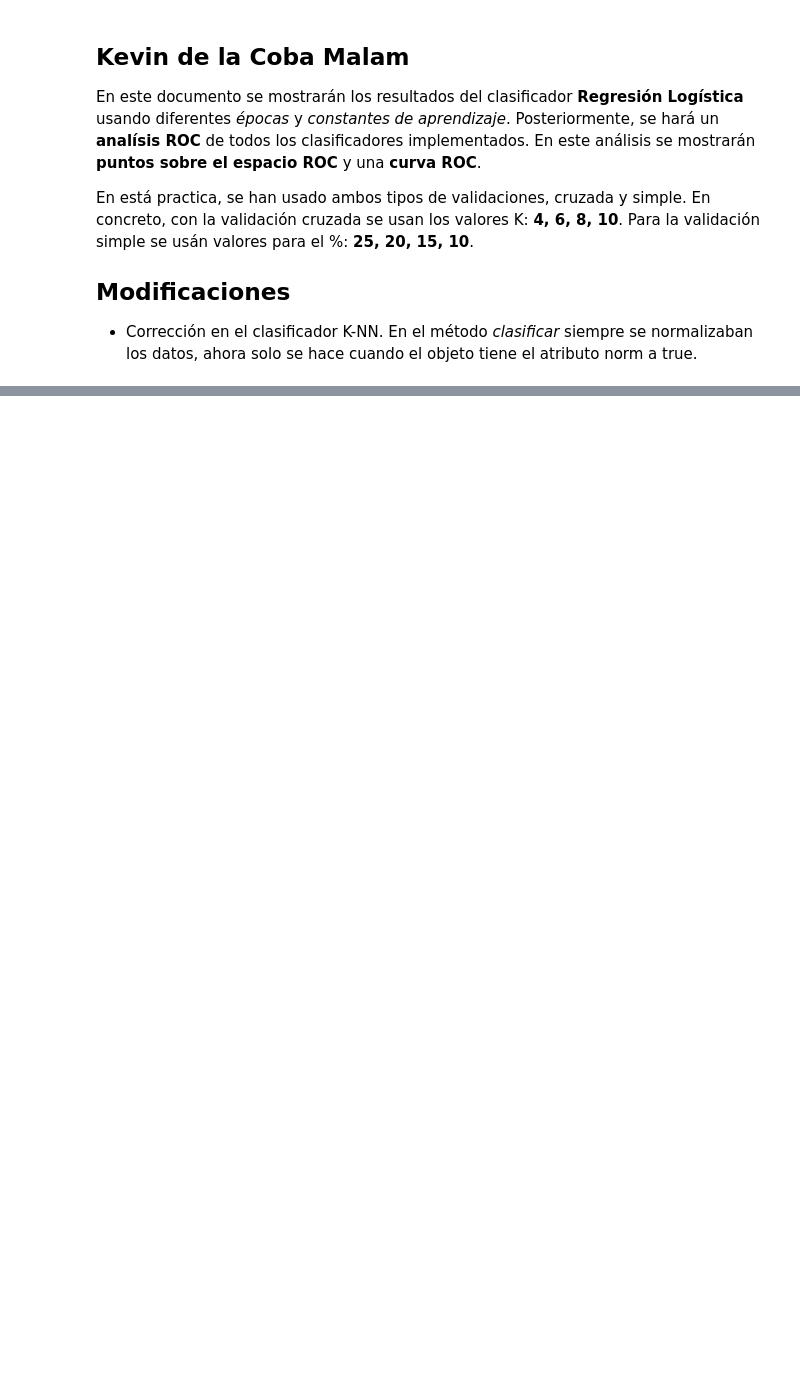
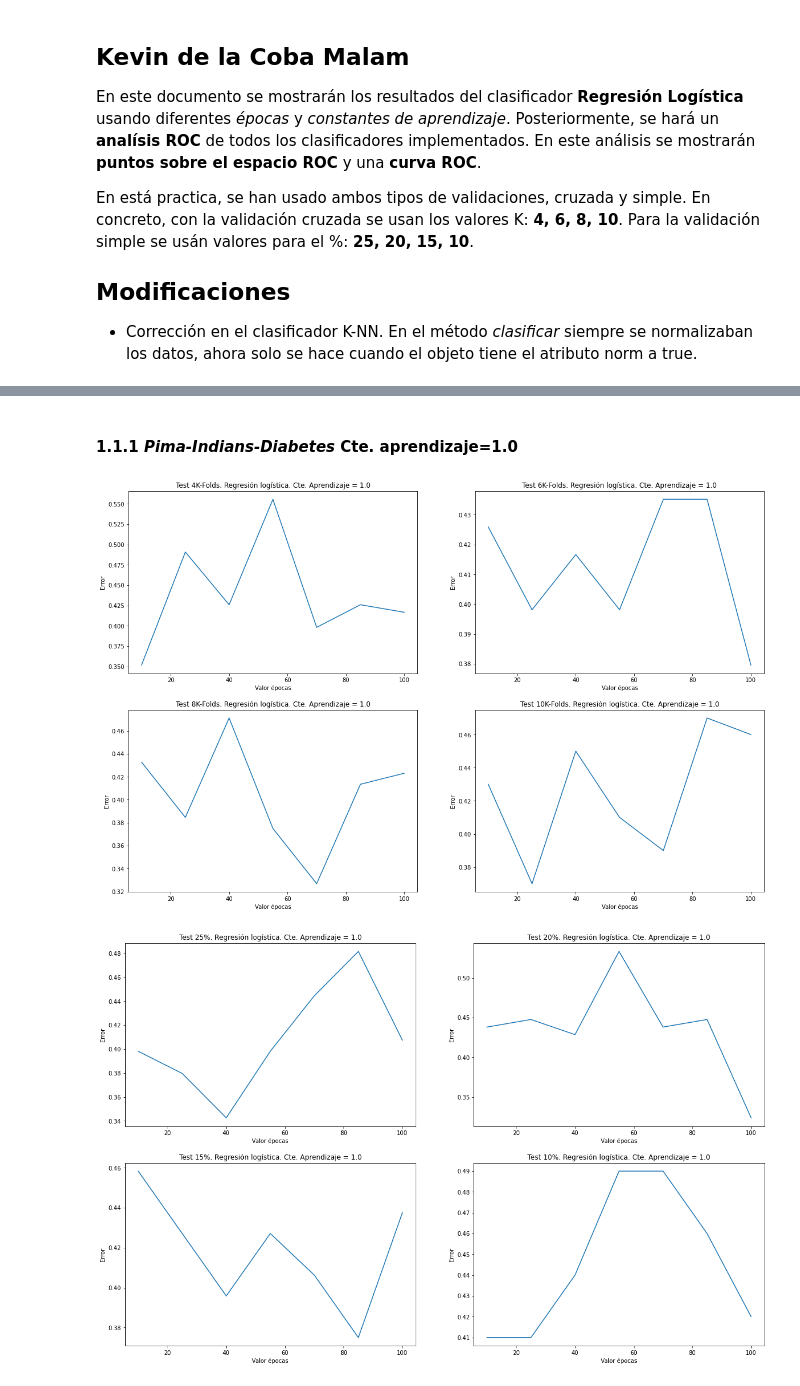
Before and after one commit to kecoma1/FAA, a Jupyter notebook: LAB_4/Memoria.ipynb, the cells around one changed output, grey strips where cells are left out. Cells and saved outputs as stored; diff of their text form; code cells hidden in the pictures; blank space fills up the shorter version.

```diff
--- a/LAB_4/Memoria.ipynb
+++ b/LAB_4/Memoria.ipynb
@@ -45,2 +59,8 @@ utils.plot_epoch(errorMedioPimaVC, 2.0, False)
+# %% [markdown]
+#### 1.1.1 *Pima-Indians-Diabetes* Cte. aprendizaje=1.0
 # %%
-utils.plot_aprendizaje(errorMedioPimaVC, 100, False)
+utils.plot_epoch(errorMedioPimaVC, 1.0, False)
+utils.plot_epoch(errorMedioPimaVS, 1.0, True)
+# %% [output]
+[figure, added]
+[figure, added]
```
Also changed, not shown: parts of 35 cells of this notebook, 2 other files.
